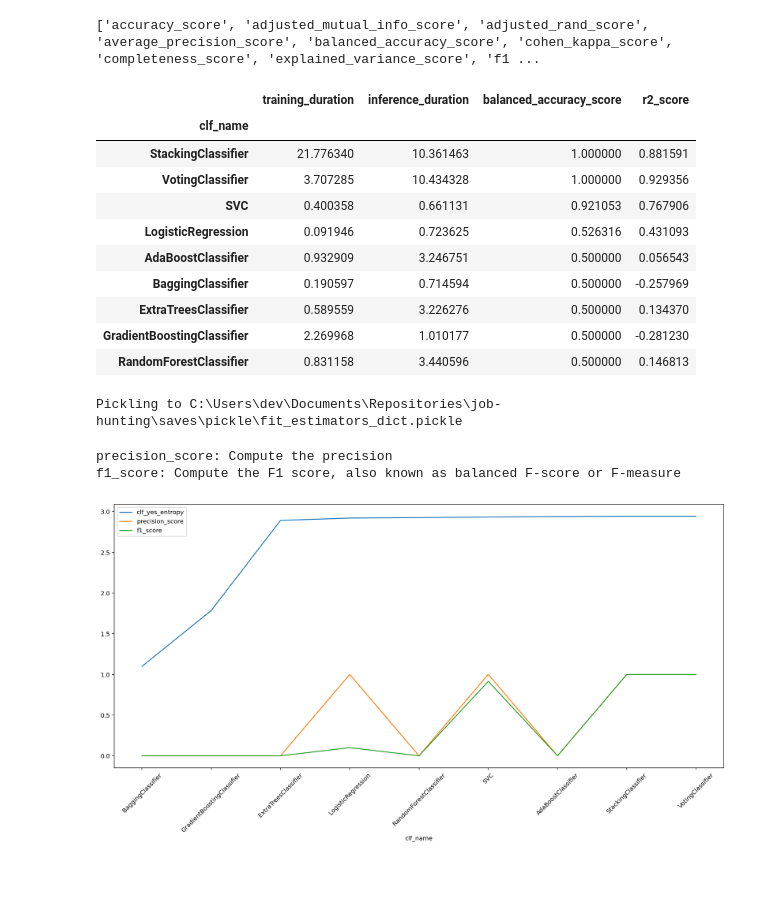
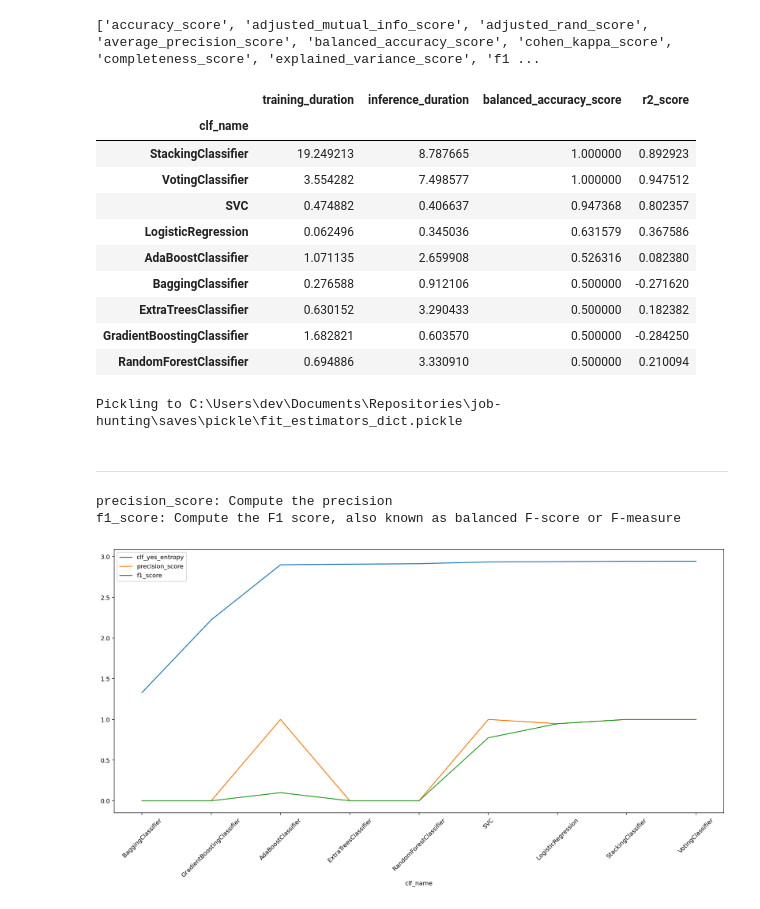
Before and after one commit to dbabbitt/job-hunting, a Jupyter notebook: ipynb/Indeed Header Classifier Scores.ipynb, the cells around one changed output. Saved outputs shown, nothing was run; the diff lists cells and outputs as text; code cells hidden in the pictures; blank space fills up the shorter version.

```diff
--- a/ipynb/Indeed Header Classifier Scores.ipynb
+++ b/ipynb/Indeed Header Classifier Scores.ipynb
@@ -137,7 +137,7 @@ if len(sents_list):
                                               max_leaf_nodes=None, max_samples=None, min_impurity_decrease=0.0, min_impurity_split=None,
                                               min_samples_leaf=1, min_samples_split=2, min_weight_fraction_leaf=0.0, n_estimators=100,
                                               n_jobs=None, oob_score=False, random_state=None, verbose=0, warm_start=False),
-                       LogisticRegression(**{'C': 8.5, 'class_weight': None, 'dual': False, 'fit_intercept': True, 'max_iter': 6,
+                       LogisticRegression(**{'C': 85.0, 'class_weight': 'balanced', 'dual': False, 'fit_intercept': True, 'max_iter': 6,
                                              'penalty': 'l2', 'solver': 'sag', 'tol': 1e-08}),
                        SVC(C=1.0, break_ties=False, cache_size=200, class_weight=None, coef0=0.0, decision_function_shape='ovr', degree=3,
                            gamma='scale', kernel='rbf', max_iter=-1, probability=True, random_state=None, shrinking=True, tol=0.001,
@@ -374,15 +374,15 @@ entropy_df[columns_list].sort_values('balanced_accuracy_score', ascending=False)
 # %% [output]
 |  | training_duration | inference_duration | balanced_accuracy_score | r2_score |
 | clf_name |  |  |  |  |
-| StackingClassifier | 21.776340 | 10.361463 | 1.000000 | 0.881591 |
-| VotingClassifier | 3.707285 | 10.434328 | 1.000000 | 0.929356 |
-| SVC | 0.400358 | 0.661131 | 0.921053 | 0.767906 |
-| LogisticRegression | 0.091946 | 0.723625 | 0.526316 | 0.431093 |
-| AdaBoostClassifier | 0.932909 | 3.246751 | 0.500000 | 0.056543 |
-| BaggingClassifier | 0.190597 | 0.714594 | 0.500000 | -0.257969 |
-| ExtraTreesClassifier | 0.589559 | 3.226276 | 0.500000 | 0.134370 |
-| GradientBoostingClassifier | 2.269968 | 1.010177 | 0.500000 | -0.281230 |
-| RandomForestClassifier | 0.831158 | 3.440596 | 0.500000 | 0.146813 |
+| StackingClassifier | 19.249213 | 8.787665 | 1.000000 | 0.892923 |
+| VotingClassifier | 3.554282 | 7.498577 | 1.000000 | 0.947512 |
+| SVC | 0.474882 | 0.406637 | 0.947368 | 0.802357 |
+| LogisticRegression | 0.062496 | 0.345036 | 0.631579 | 0.367586 |
+| AdaBoostClassifier | 1.071135 | 2.659908 | 0.526316 | 0.082380 |
+| BaggingClassifier | 0.276588 | 0.912106 | 0.500000 | -0.271620 |
+| ExtraTreesClassifier | 0.630152 | 3.290433 | 0.500000 | 0.182382 |
+| GradientBoostingClassifier | 1.682821 | 0.603570 | 0.500000 | -0.284250 |
+| RandomForestClassifier | 0.694886 | 3.330910 | 0.500000 | 0.210094 |
 # %%
 
 fit_estimators_list = s.load_object('fit_estimators_list')
@@ -390,20 +390,24 @@ fit_estimators_dict = {str(type(clf)).split('.')[-1].split("'")[0]: clf for clf
 s.store_objects(fit_estimators_dict=fit_estimators_dict)
 # %% [output]
 Pickling to C:\Users\dev\Documents\Repositories\job-hunting\saves\pickle\fit_estimators_dict.pickle
+# %% [markdown]
+
+----
 # %%
 
 entropy_df = s.load_object('entropy_df')
 if entropy_df.shape[0]:
     metrics_list = s.load_object('metrics_list')
     custom_metrics_list = ['boundary_diff', 'clf_yes_entropy', 'relative_yes_entropy']
     columns_list = metrics_list + custom_metrics_list
     columns_list = [cn for cn, s in sorted([(cn, entropy_df[cn].std()) for cn in columns_list], key=lambda x: x[1], reverse=True)][:3]
     description_dict = s.load_object('description_dict')
     for metric in columns_list:
         if metric in description_dict:
             print('{}: {}'.format(metric, description_dict[metric]))
-    AxesSubplot_obj = entropy_df.sort_values(columns_list[0], ascending=True)[columns_list].plot.line(rot=45, figsize=(18, 8))
+    df = entropy_df.sort_values(columns_list[0], ascending=True)[columns_list]
+    AxesSubplot_obj = df.plot.line(rot=45, figsize=(18, 8))
 # %% [output]
 precision_score: Compute the precision
 f1_score: Compute the F1 score, also known as balanced F-score or F-measure
-[figure, old version]
+[figure, new version]
```
Also changed, not shown: parts of 8 cells of this notebook, 3 other files.
